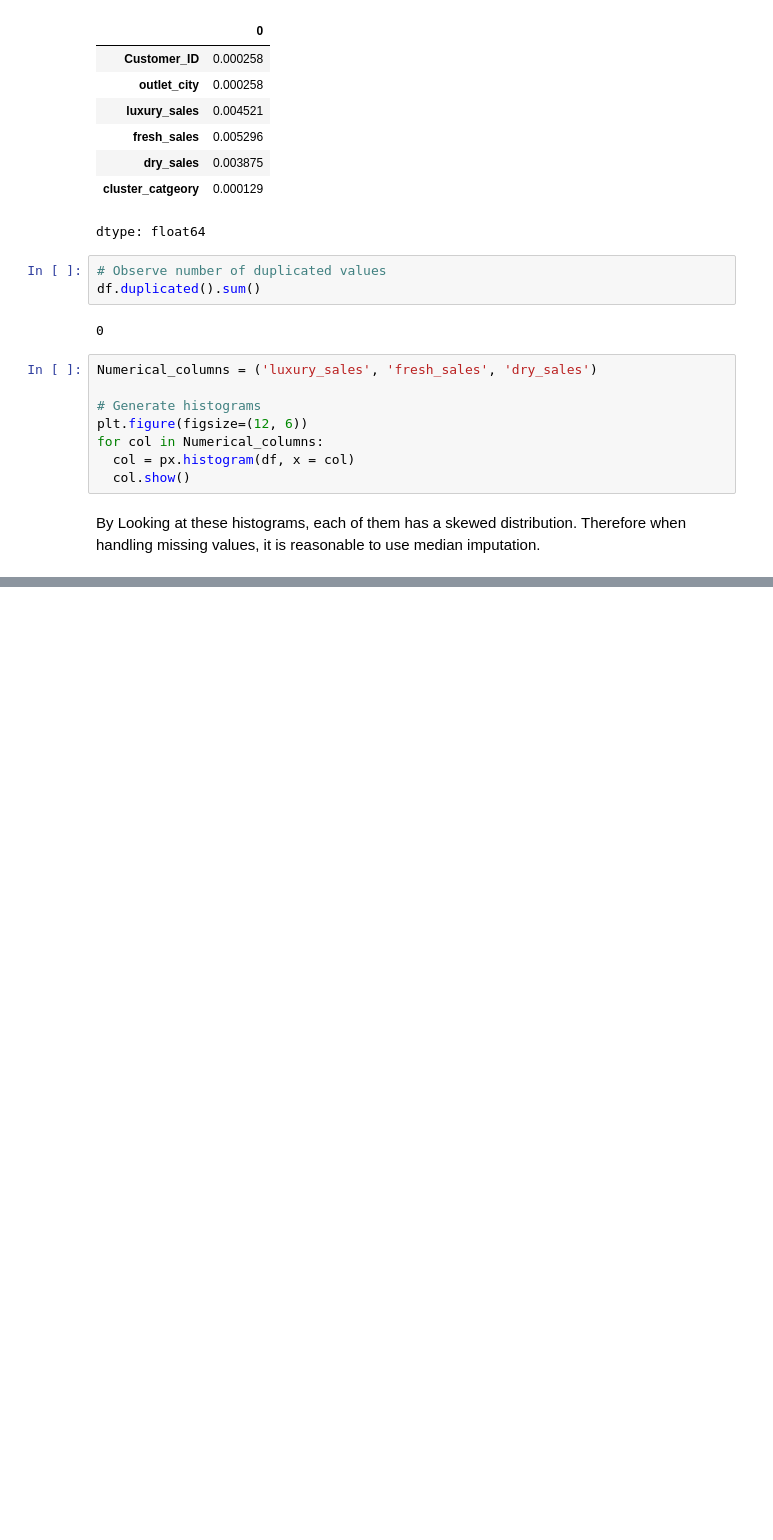
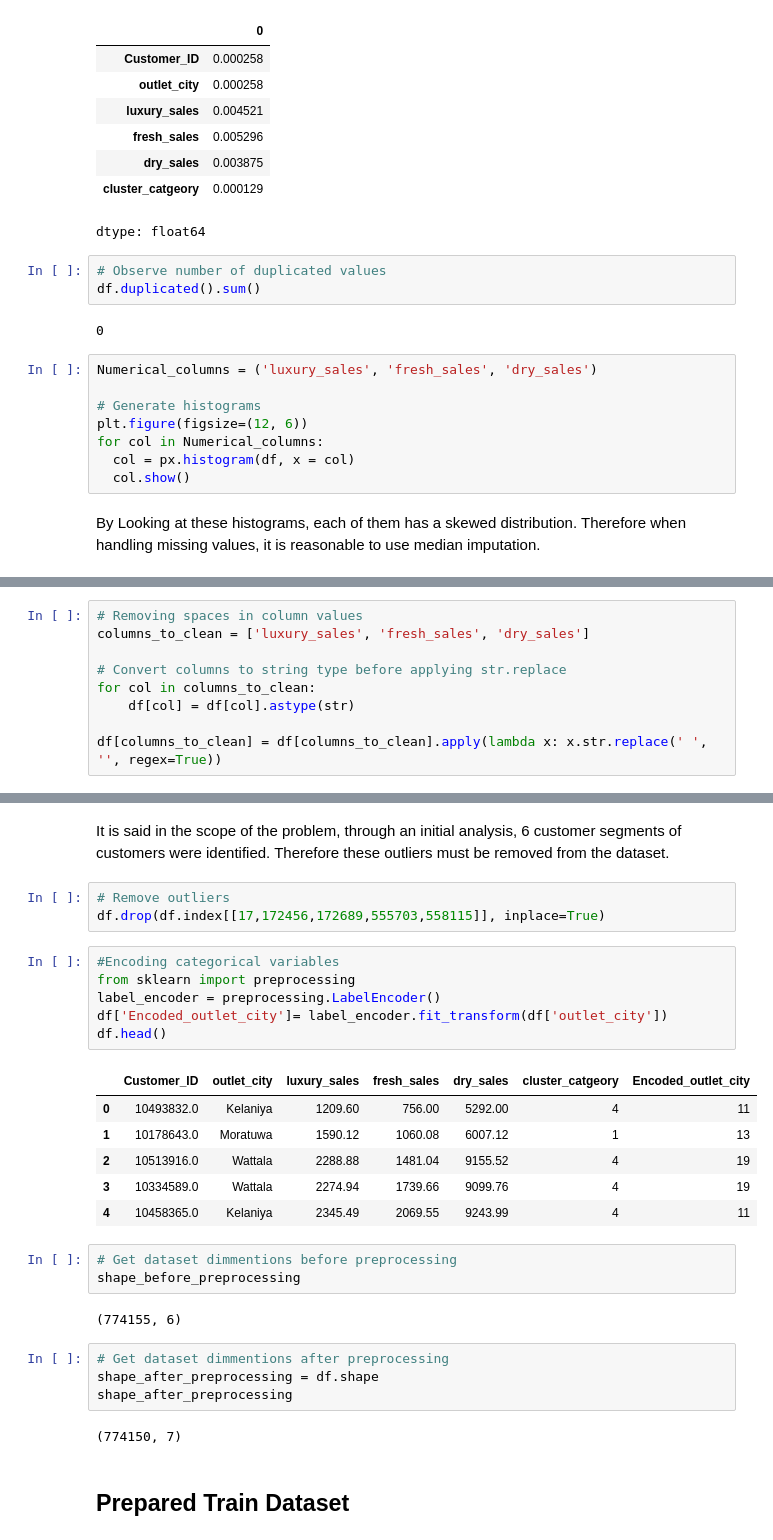
Before and after one commit to InsightMart/DSPL_project, a Jupyter notebook: Train_EDA.ipynb, the cells around one changed output, grey strips where cells are left out. Saved outputs shown, nothing was run; the diff lists cells and outputs as text; blank space fills up the shorter version.

```diff
--- a/Train_EDA.ipynb
+++ b/Train_EDA.ipynb
@@ -128,0 +131,9 @@ By Looking at these histograms, each of them has a skewed distribution. Therefor
+# %%
+# Removing spaces in column values
+columns_to_clean = ['luxury_sales', 'fresh_sales', 'dry_sales']
+
+# Convert columns to string type before applying str.replace
+for col in columns_to_clean:
+    df[col] = df[col].astype(str)
+
+df[columns_to_clean] = df[columns_to_clean].apply(lambda x: x.str.replace(' ', '', regex=True))
@@ -128,0 +355,31 @@ By Looking at these histograms, each of them has a skewed distribution. Therefor
+# %% [markdown]
+It is said in the scope of the problem, through an initial analysis, 6 customer segments of customers were identified. Therefore these outliers must be removed from the dataset.
+# %%
+# Remove outliers
+df.drop(df.index[[17,172456,172689,555703,558115]], inplace=True)
+# %%
+#Encoding categorical variables
+from sklearn import preprocessing
+label_encoder = preprocessing.LabelEncoder()
+df['Encoded_outlet_city']= label_encoder.fit_transform(df['outlet_city'])
+df.head()
+# %% [output]
+|  | Customer_ID | outlet_city | luxury_sales | fresh_sales | dry_sales | cluster_catgeory | Encoded_outlet_city |
+| 0 | 10493832.0 | Kelaniya | 1209.60 | 756.00 | 5292.00 | 4 | 11 |
+| 1 | 10178643.0 | Moratuwa | 1590.12 | 1060.08 | 6007.12 | 1 | 13 |
+| 2 | 10513916.0 | Wattala | 2288.88 | 1481.04 | 9155.52 | 4 | 19 |
+| 3 | 10334589.0 | Wattala | 2274.94 | 1739.66 | 9099.76 | 4 | 19 |
+| 4 | 10458365.0 | Kelaniya | 2345.49 | 2069.55 | 9243.99 | 4 | 11 |
+# %%
+# Get dataset dimmentions before preprocessing
+shape_before_preprocessing
+# %% [output]
+(774155, 6)
+# %%
+# Get dataset dimmentions after preprocessing
+shape_after_preprocessing = df.shape
+shape_after_preprocessing
+# %% [output]
+(774150, 7)
+# %% [markdown]
+## Prepared Train Dataset
```
Also changed, not shown: parts of 19 cells of this notebook.
